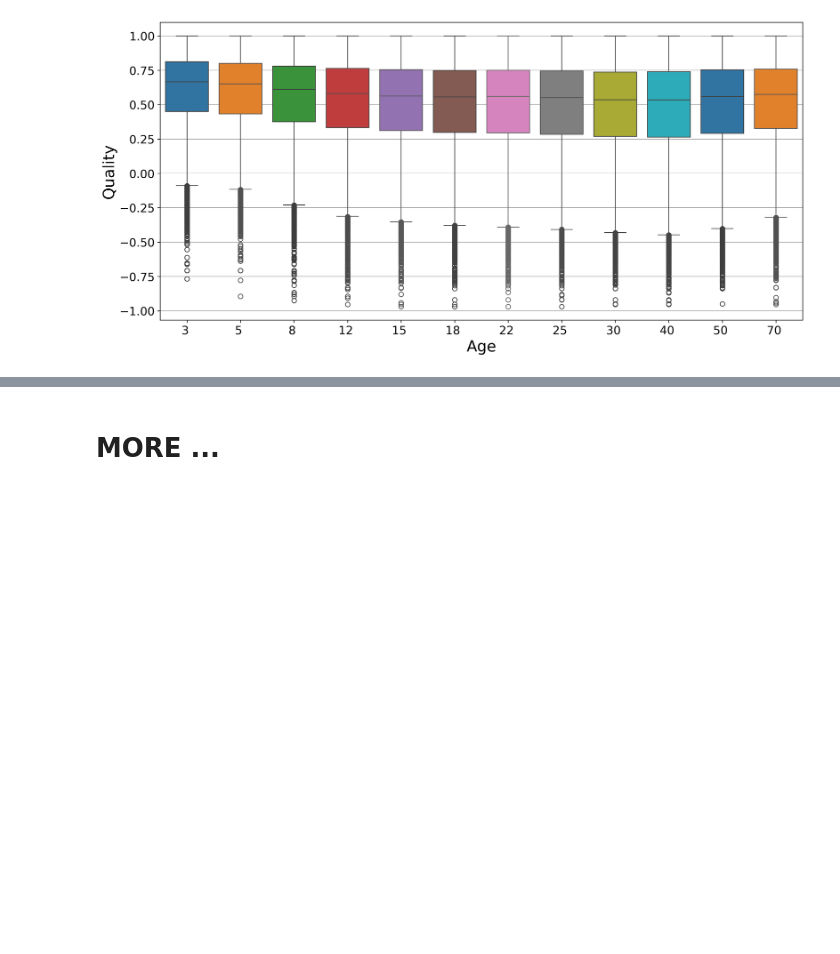
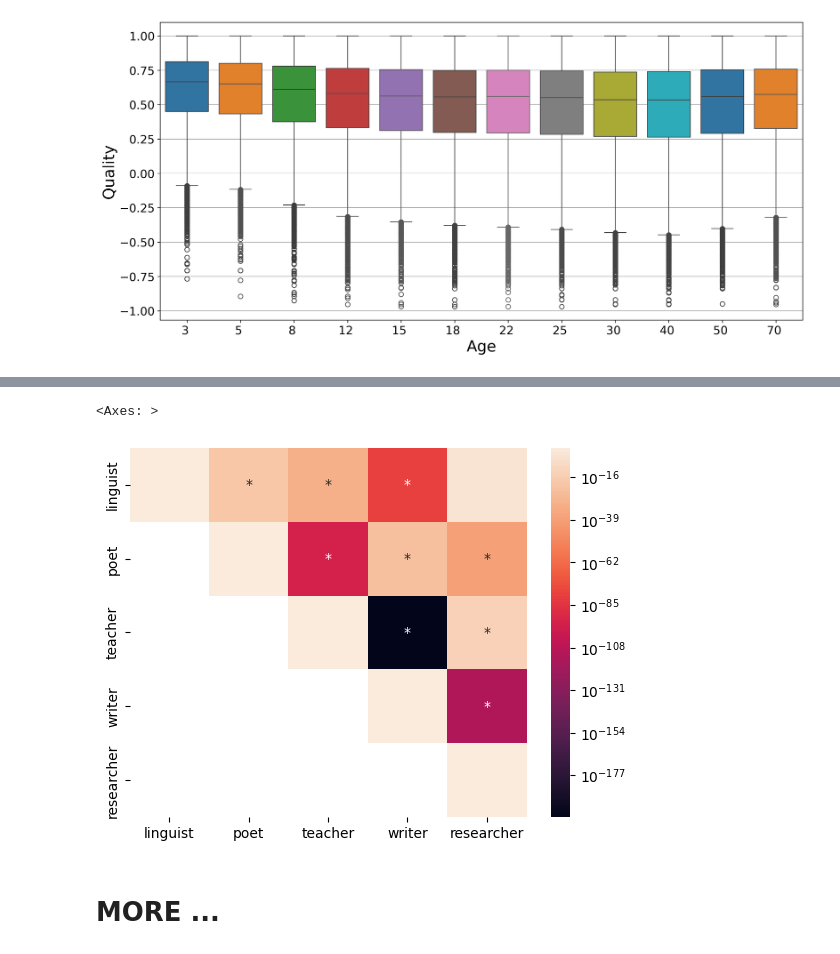
Before and after one commit to gpucce/abstract_llm, a Jupyter notebook: wordnet_study.ipynb, the cells around one changed output, grey strips where cells are left out. Cells and saved outputs as stored; diff of their text form; code cells hidden in the pictures; blank space fills up the shorter version.

```diff
--- a/wordnet_study.ipynb
+++ b/wordnet_study.ipynb
@@ -419,0 +425,30 @@ KruskalResult(statistic=np.float64(378.6195432534211), pvalue=np.float64(6.07870
+# %%
+all_no_age_prompts_list = []
+for k in all_no_age_prompts:
+    all_no_age_prompts_list += list(all_no_age_prompts[k][None].keys())
+all_age_prompts_list = []
+for k in all_age_prompts:
+    all_age_prompts_list += list(all_age_prompts[k][None].keys())
+
+def get_pvals(all_prompts, all_prompts_list):
+    pvals = {}
+    for i, j in [(elem,elem) for elem in all_prompts_list] + list(combinations(all_prompts_list, 2)):
+        if i not in pvals:
+            pvals[i] = {}
+        prompt_kind_i = [prompt_kind for prompt_kind in all_prompts if i in all_prompts[prompt_kind][None]][0]
+        prompt_kind_j = [prompt_kind for prompt_kind in all_prompts if j in all_prompts[prompt_kind][None]][0]
+        mean_i = np.mean([i["list_spec_corr"] for i in all_prompts[prompt_kind_i][None][i]])
+        mean_j = np.mean([i["list_spec_corr"] for i in all_prompts[prompt_kind_j][None][j]])
+        std_i = np.std([i["list_spec_corr"] for i in all_prompts[prompt_kind_i][None][i]])
+        std_j = np.std([i["list_spec_corr"] for i in all_prompts[prompt_kind_j][None][j]])
+        test = mannwhitneyu(
+            [elem_i["list_spec_corr"] for elem_i in all_prompts[prompt_kind_i][None][i] if elem_i["list_spec_corr"] > mean_i - 2 * std_i],
+            [elem_j["list_spec_corr"] for elem_j in all_prompts[prompt_kind_j][None][j] if elem_j["list_spec_corr"] > mean_j - 2 * std_j],)
+        pvals[i][j] = test[1]
+    return pvals
+
+pvals_age = get_pvals(all_age_prompts, all_age_prompts_list)
+pvals_no_age = get_pvals(all_no_age_prompts, all_no_age_prompts_list)
+
+pvals_renamed_age = rename(pvals_age)
+pvals_renamed_no_age = rename(pvals_no_age, kind="no_age")
@@ -419,0 +474,13 @@ KruskalResult(statistic=np.float64(378.6195432534211), pvalue=np.float64(6.07870
+# %%
+_pvals_renamed_no_age_male_vs_female = pd.DataFrame.from_dict(pvals_renamed_no_age)
+pvals_renamed_no_age_male_vs_female = _pvals_renamed_no_age_male_vs_female.loc[:, ~_pvals_renamed_no_age_male_vs_female.columns.str.contains("male")]
+pvals_renamed_no_age_male_vs_female = pvals_renamed_no_age_male_vs_female.loc[~pvals_renamed_no_age_male_vs_female.index.str.contains("male"), :]
+# for i in pvals_renamed_no_age_male_vs_female.columns:
+#     pvals_renamed_no_age_male_vs_female.loc[i, i] = 0
+significance_mask_no_age = pvals_renamed_no_age_male_vs_female <= 1.e-5
+annotation_no_age = np.triu(np.where(significance_mask_no_age, "*", "").T)
+
+sns.heatmap(pvals_renamed_no_age_male_vs_female.T, annot=annotation_no_age, fmt="", norm=LogNorm()) # .to_csv("/home/giovanni/Latex/ladders_wordnet_conference_2025/pvals_no_age.csv")
+# %% [output]
+<Axes: >
+[figure, added]
```
Also changed, not shown: parts of 19 cells of this notebook.
